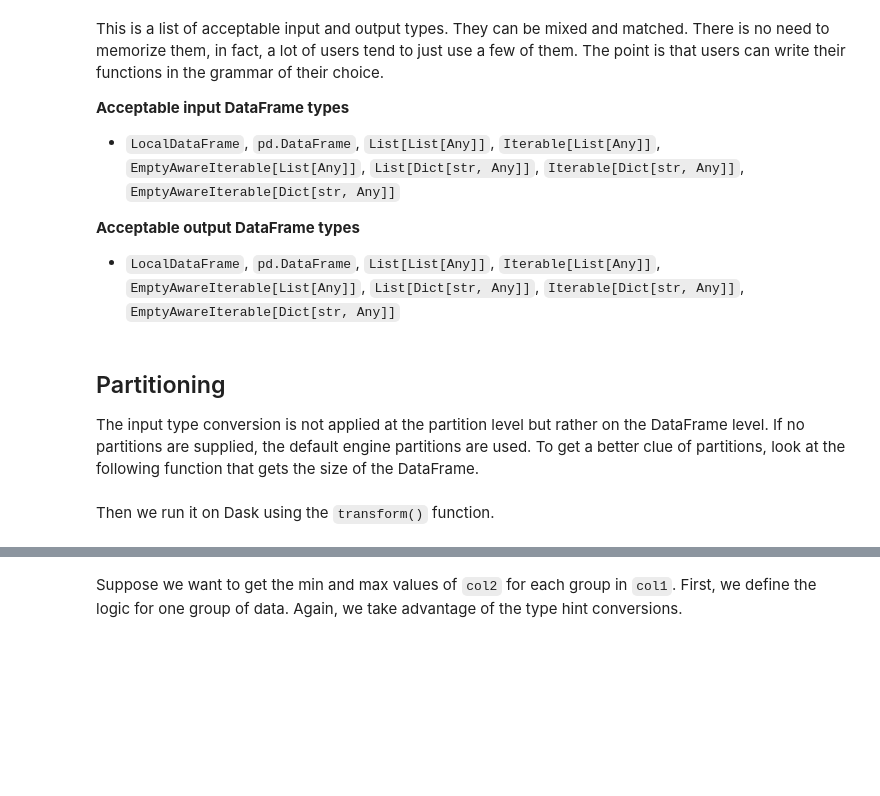
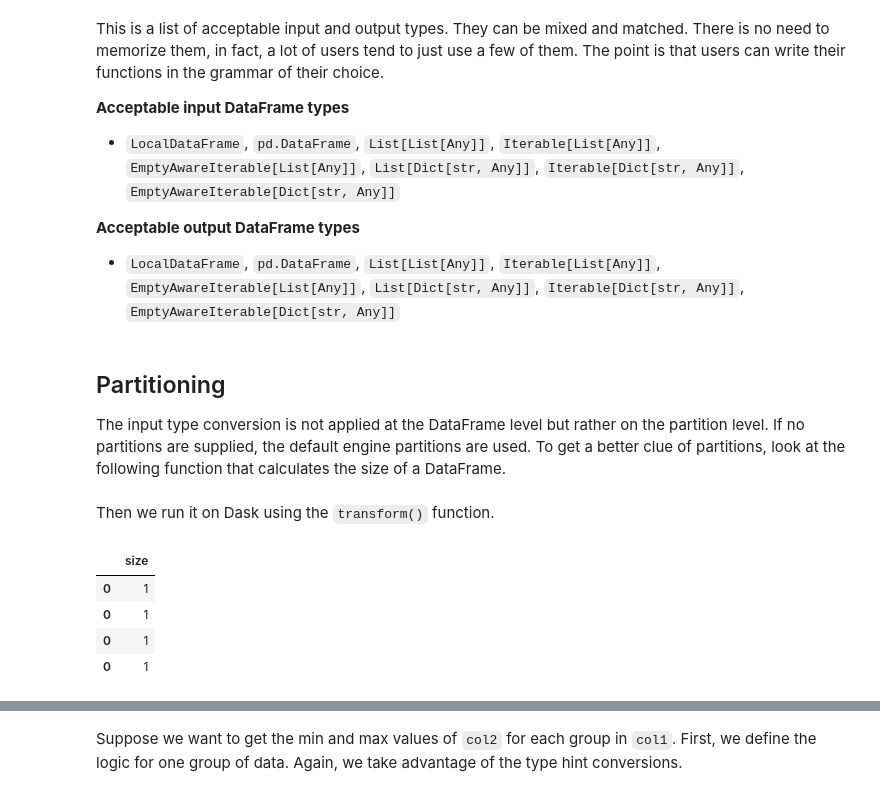
Before and after one commit to fugue-project/tutorials, a Jupyter notebook: tutorials/ten_minutes.ipynb, the cells around one changed output, grey strips where cells are left out. Saved outputs shown, nothing was run; the diff lists cells and outputs as text; code cells hidden in the pictures; blank space fills up the shorter version.

```diff
--- a/tutorials/ten_minutes.ipynb
+++ b/tutorials/ten_minutes.ipynb
@@ -239,14 +239,29 @@ This is a list of acceptable input and output types. They can be mixed and match
 # %% [markdown]
 ## Partitioning
 
-The input type conversion is not applied at the partition level but rather on the DataFrame level. If no partitions are supplied, the default engine partitions are used. To get a better clue of partitions, look at the following function that gets the size of the DataFrame.
+The input type conversion is not applied at the DataFrame level but rather on the partition level. If no partitions are supplied, the default engine partitions are used. To get a better clue of partitions, look at the following function that calculates the size of a DataFrame.
 # %%
+# create a DataFrame
 df = pd.DataFrame({"a": [1,2,3,4], "b": [1,2,3,4], "c": [1,2,3,4]})
 
 def size(df: pd.DataFrame) -> Iterable[Dict[str,Any]]:
+    """
+    Function that calculates the size of a DataFrame.
+    """
     yield {"size":df.shape[0]}
 # %% [markdown]
 Then we run it on Dask using the `transform()` function.
 # %%
-transform(df, size, schema="size:int", engine="dask").compute().head()
+transform(
+    df=df,
+    using=size,
+    schema="size:int",
+    engine="dask"
+    ).compute().head()
+# %% [output]
+|  | size |
+| 0 | 1 |
+| 0 | 1 |
+| 0 | 1 |
+| 0 | 1 |
 # %% [markdown]
```
Also changed, not shown: parts of 11 cells of this notebook.
